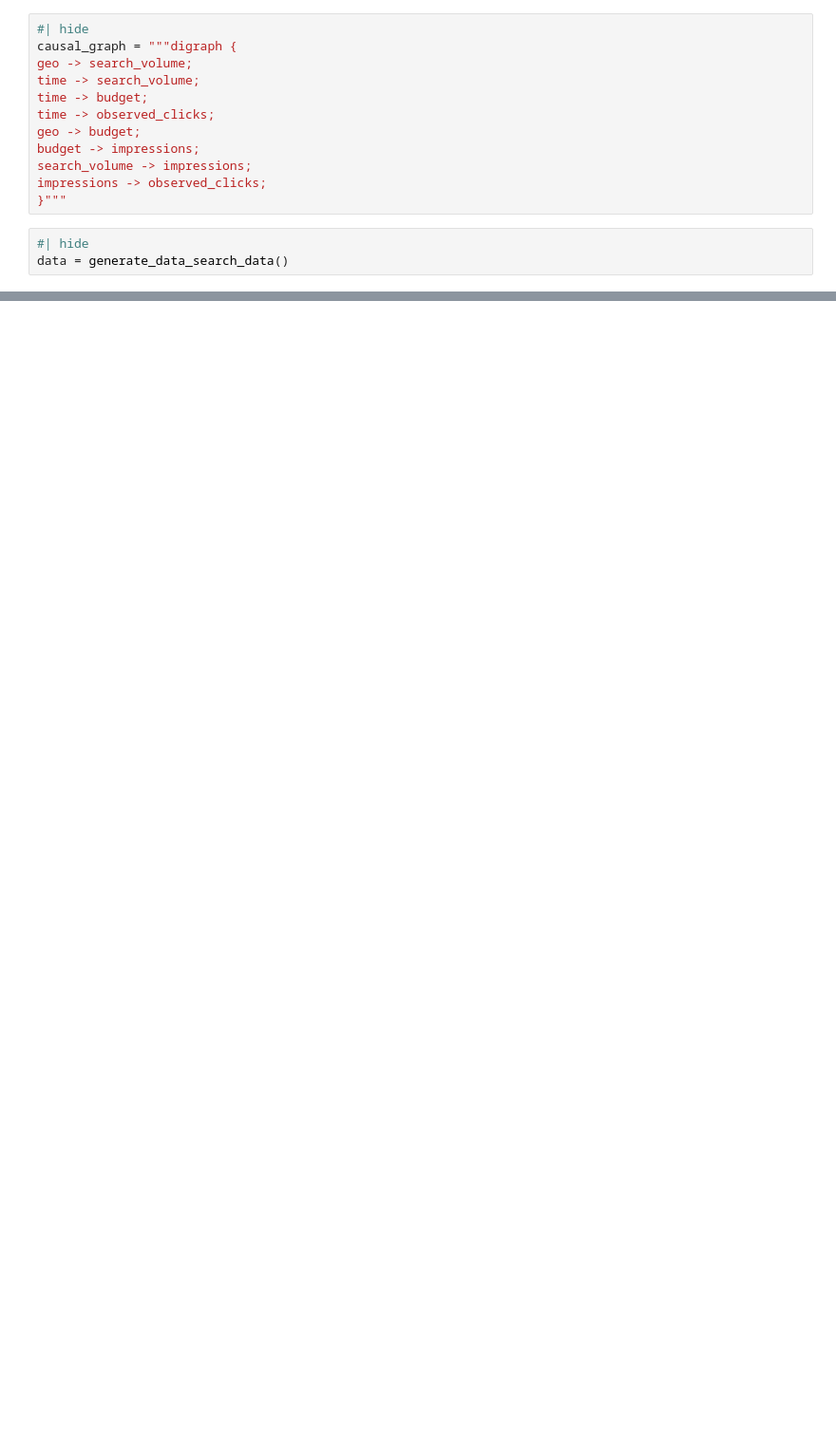
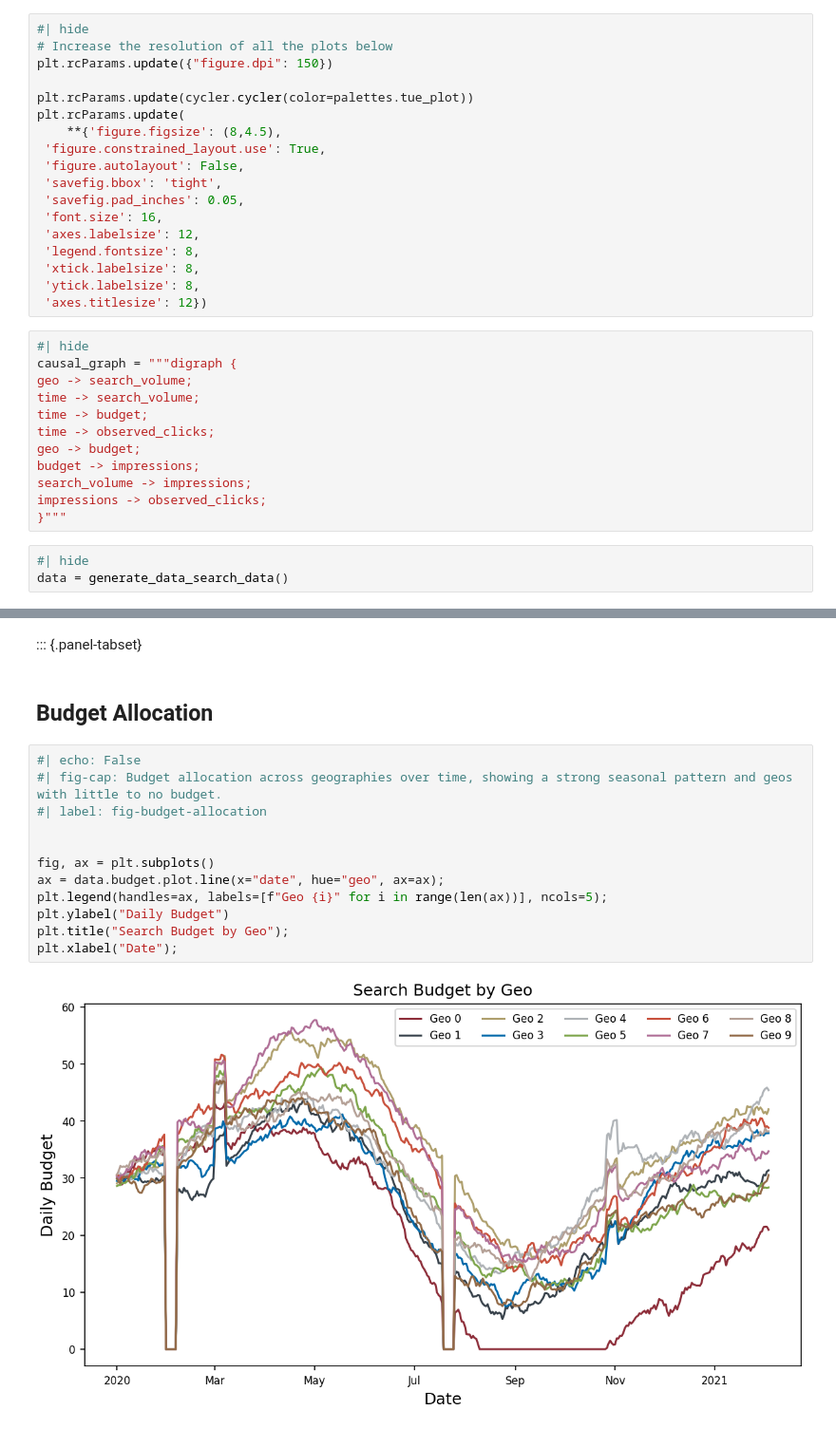
Before and after one commit to redam94/search-forecast, a Jupyter notebook: nbs/examples/00_search_prediction.ipynb, the cells around one changed output, grey strips where cells are left out. Shown at 95% size. Saved outputs shown, nothing was run; the diff lists cells and outputs as text; blank space fills up the shorter version.

Commit message:
Updated Search Model Example

```diff
--- a/nbs/examples/00_search_prediction.ipynb
+++ b/nbs/examples/00_search_prediction.ipynb
@@ -40,6 +46,24 @@ from search_forecast.wrapper.pymc_wrapper import (
 from search_forecast.utils.data_gen import (
     hill
 )
+# %%
+#| hide
+# Increase the resolution of all the plots below
+plt.rcParams.update({"figure.dpi": 150})
+
+plt.rcParams.update(cycler.cycler(color=palettes.tue_plot))
+plt.rcParams.update(
+    **{'figure.figsize': (8,4.5),
+ 'figure.constrained_layout.use': True,
+ 'figure.autolayout': False,
+ 'savefig.bbox': 'tight',
+ 'savefig.pad_inches': 0.05,
+ 'font.size': 16,
+ 'axes.labelsize': 12,
+ 'legend.fontsize': 8,
+ 'xtick.labelsize': 8,
+ 'ytick.labelsize': 8,
+ 'axes.titlesize': 12})
 # %%
 #| hide
 causal_graph = """digraph {
@@ -291,0 +111,18 @@ pm.model_to_graphviz(search_volume_model)
+# %% [markdown]
+::: {.panel-tabset}
+# %% [markdown]
+## Budget Allocation
+# %%
+#| echo: False
+#| fig-cap: Budget allocation across geographies over time, showing a strong seasonal pattern and geos with little to no budget.
+#| label: fig-budget-allocation
+
+
+fig, ax = plt.subplots()
+ax = data.budget.plot.line(x="date", hue="geo", ax=ax);
+plt.legend(handles=ax, labels=[f"Geo {i}" for i in range(len(ax))], ncols=5);
+plt.ylabel("Daily Budget")
+plt.title("Search Budget by Geo");
+plt.xlabel("Date");
+# %% [output]
+[figure, added]
```
Also changed, not shown: parts of 83 cells of this notebook, 2 other files.
